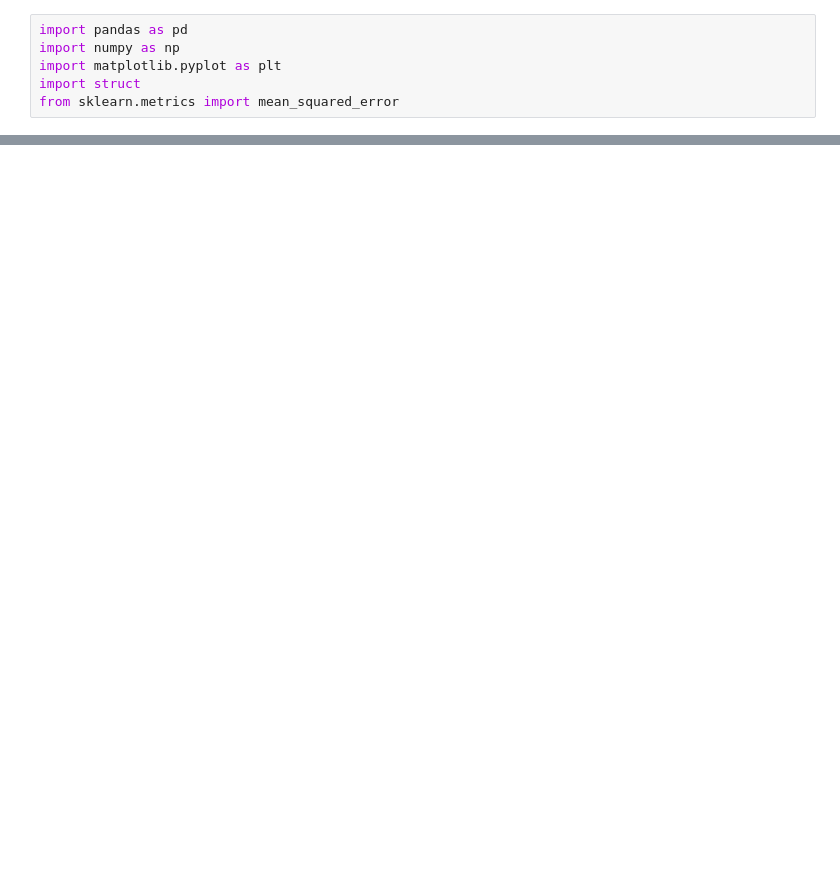
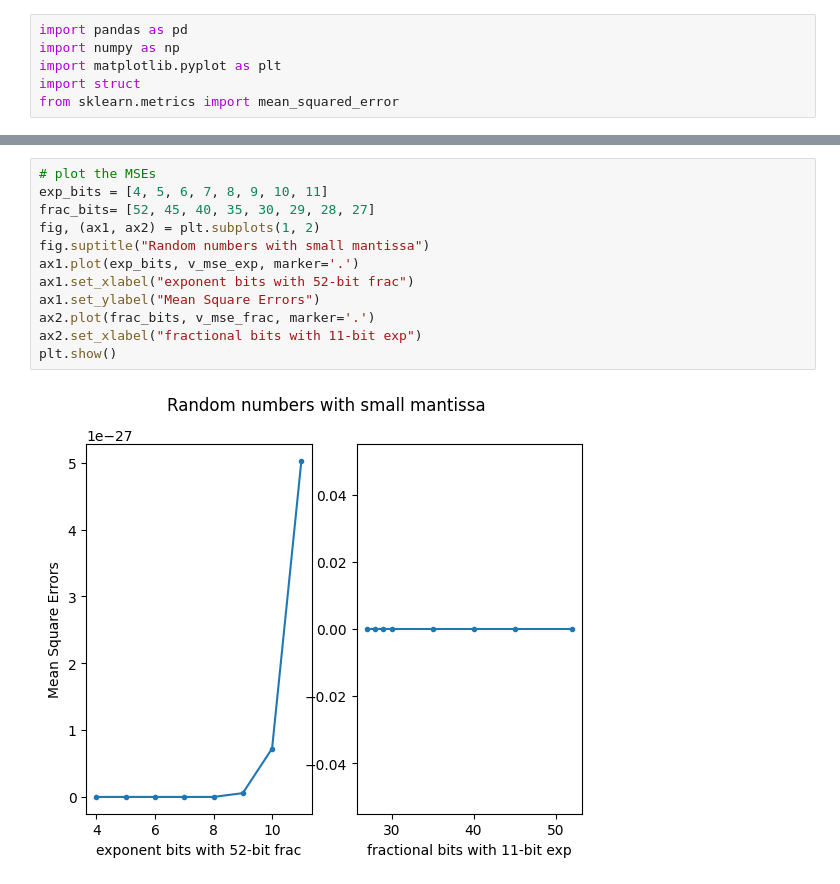
Before and after one commit to KFAFSP/base2-mlir, a Jupyter notebook: c-test/rescheduled/MSE.ipynb, the cells around one changed output, grey strips where cells are left out. Cells and saved outputs as stored; diff of their text form; blank space fills up the shorter version.

```diff
--- a/c-test/rescheduled/MSE.ipynb
+++ b/c-test/rescheduled/MSE.ipynb
@@ -141,0 +144,14 @@ plt.show()
+# %%
+# plot the MSEs
+exp_bits = [4, 5, 6, 7, 8, 9, 10, 11]
+frac_bits= [52, 45, 40, 35, 30, 29, 28, 27]
+fig, (ax1, ax2) = plt.subplots(1, 2)
+fig.suptitle("Random numbers with small mantissa")
+ax1.plot(exp_bits, v_mse_exp, marker='.')
+ax1.set_xlabel("exponent bits with 52-bit frac")
+ax1.set_ylabel("Mean Square Errors")
+ax2.plot(frac_bits, v_mse_frac, marker='.')
+ax2.set_xlabel("fractional bits with 11-bit exp")
+plt.show()
+# %% [output]
+[figure, added]
```
Also changed, not shown: parts of 12 cells of this notebook, 5 other files.
